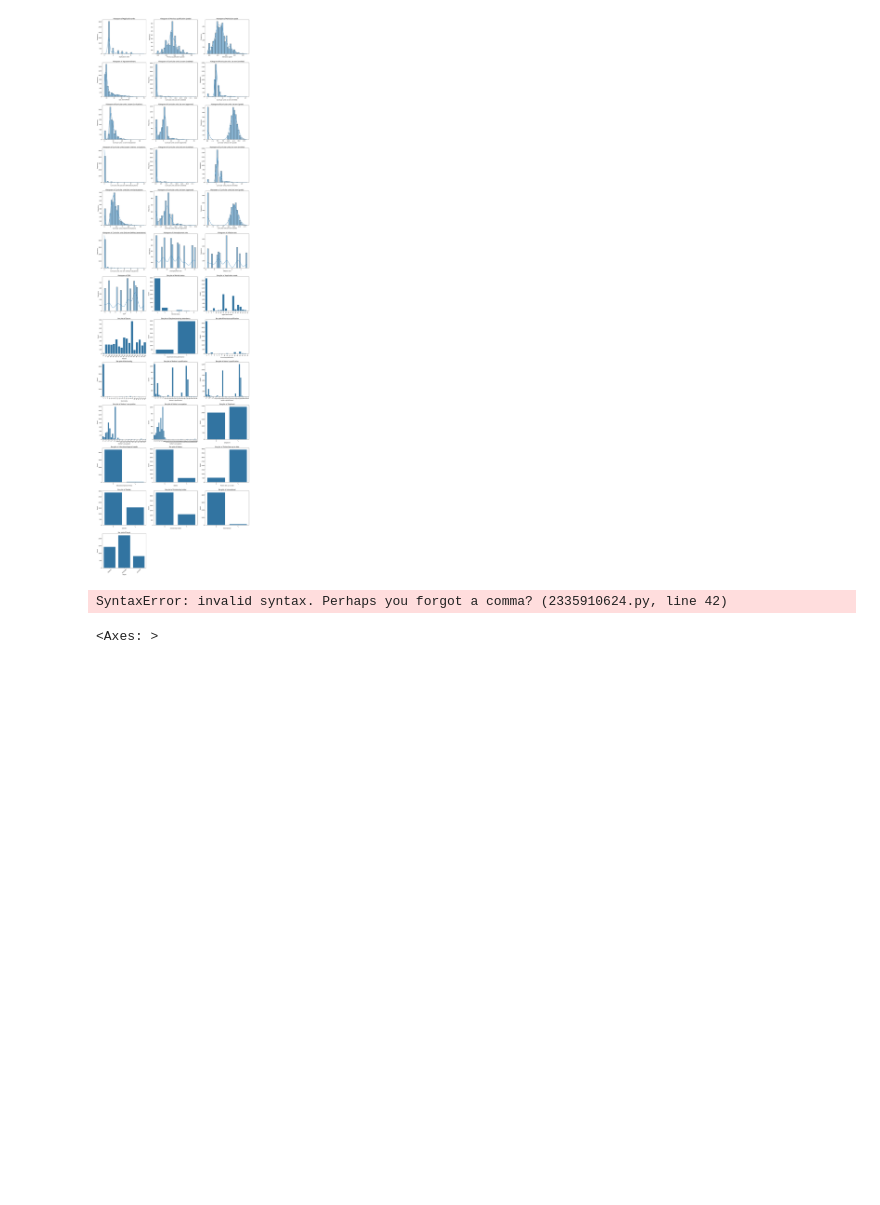
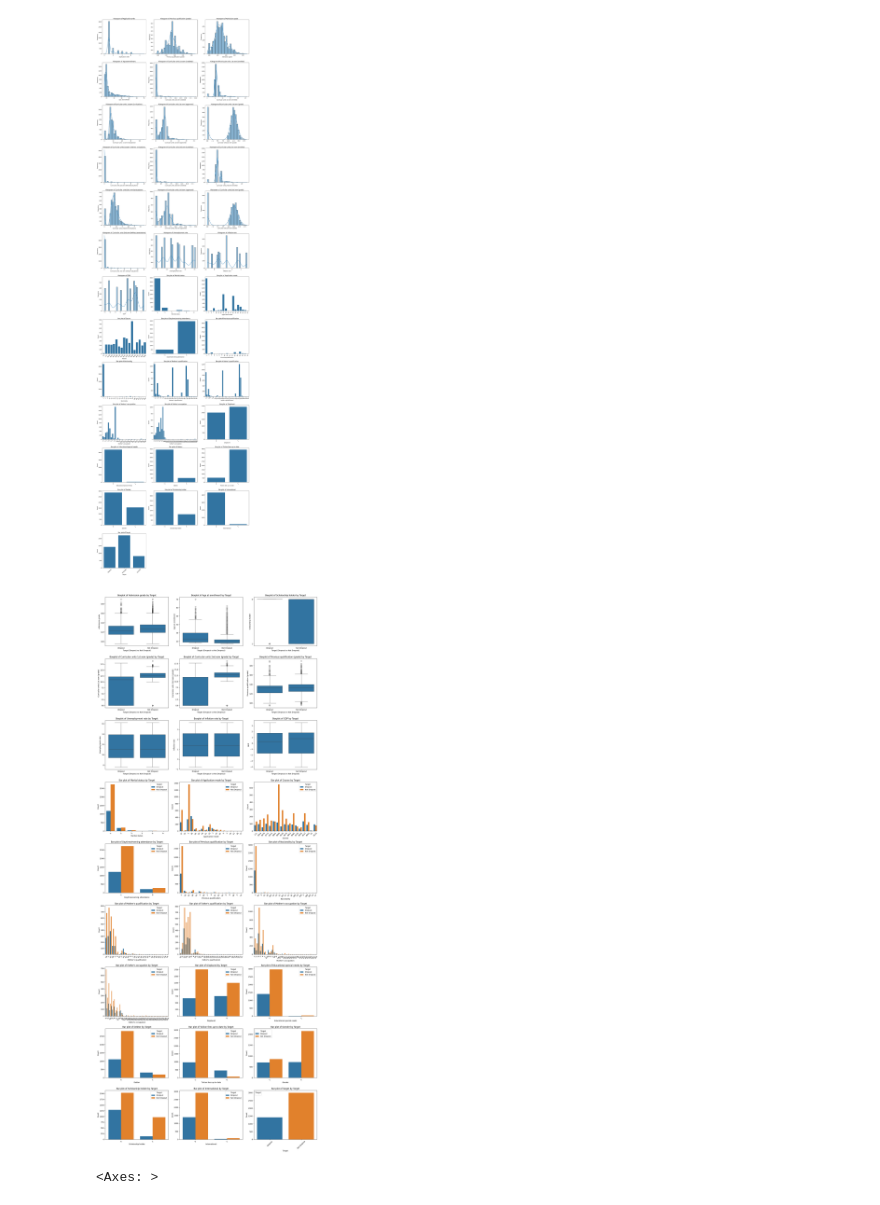
Before and after one commit to georgiakarenlau/bt4240, a Jupyter notebook: eda.ipynb, the cells around one changed output. Cells and saved outputs as stored; diff of their text form; code cells hidden in the pictures; blank space fills up the shorter version.

Commit message:
Edit: visualization and transformation code

```diff
--- a/eda.ipynb
+++ b/eda.ipynb
@@ -227,61 +227,58 @@ plt.show()
 # %% [output]
 [figure]
 # %%
+import matplotlib.pyplot as plt
+import seaborn as sns
+import math
+
 # Combine 'Graduate' and 'Enrolled' into a single class 'Not Dropout'
 df["Target"] = df["Target"].replace({"Graduate": "Not Dropout", "Enrolled": "Not Dropout"})
 
-# Convert "Target" to categorical type for visualization
+# Convert "Target" and categorical variables to categorical type
 df["Target"] = df["Target"].astype(str)
+df[categorical_vars] = df[categorical_vars].astype(str)  # Ensure categorical vars are strings
 
 # Selected meaningful numerical variables for bivariate analysis
 selected_vars = [
     "Admission grade", "Age at enrollment", "Scholarship holder",
     "Curricular units 1st sem (grade)", "Curricular units 2nd sem (grade)",
     "Previous qualification (grade)", "Unemployment rate", "Inflation rate", "GDP"
 ]
 
-# Determine number of rows needed for an n x 3 layout
-import math
+# Determine the number of rows needed
+cols = 3  # Number of columns
+total_plots = len(selected_vars) + len(categorical_vars)  # Total subplots needed
+rows = math.ceil(total_plots / cols)  # Calculate required rows
 
-cols = 3  # Number of columns
-rows = math.ceil(14 / cols)  # Determine the number of rows needed
+# Create figure with an n x 3 layout
+fig, axes = plt.subplots(nrows=rows, ncols=cols, figsize=(18, 5 * rows))
+axes = axes.flatten()  # Flatten the axes array for iteration
 
-# Create a single figure with an n x 3 layout
-fig, axes = plt.subplots(nrows=rows, ncols=cols, figsize=(18, 5 * rows))
-axes = axes.flatten()  # Flatten the axes array for easy iteration
-
-# Plot boxplots for numerical variables against the target
+# Plot boxplots for numerical variables
 for i, col in enumerate(selected_vars):
     sns.boxplot(x=df["Target"], y=df[col], ax=axes[i])
     axes[i].set_title(f"Boxplot of {col} by Target")
     axes[i].set_xlabel("Target (Dropout vs Not Dropout)")
     axes[i].set_ylabel(col)
 
-# Plot bar plots for categorical variables against the target
+# Plot bar plots for categorical variables
 for j, col in enumerate(categorical_vars, start=len(selected_vars)):
     sns.countplot(x=df[col], hue=df["Target"], ax=axes[j])
     axes[j].set_title(f"Bar plot of {col} by Target")
     axes[j].set_xlabel(col)
     axes[j].set_ylabel("Count")
     axes[j].legend(title="Target")
     axes[j].tick_params(axis='x', rotation=45)
 
-
-# Remove any unused subplots (in case of an uneven number of plots)
-for k in range(len(selected_vars) + len(categorical_vars), len(axecategorical_vars = [
-    "Marital status", "Application mode", "Course", "Daytime/evening attendance",
-    "Previous qualification", "Nacionality", "Mother's qualification", "Father's qualification",
-    "Mother's occupation", "Father's occupation", "Displaced", "Educational special needs",
-    "Debtor", "Tuition fees up to date", "Gender", "Scholarship holder", "International", "Target"
-]
-s)):
+# Remove any unused subplots
+for k in range(total_plots, len(axes)):
     fig.delaxes(axes[k])
 
 # Adjust layout and display the figure
 plt.tight_layout()
 plt.show()
 # %% [output]
-SyntaxError: invalid syntax. Perhaps you forgot a comma? (2335910624.py, line 42)
+[figure, added]
 # %%
 plt.figure(figsize=(12, 8))
 corr_matrix = df[selected_vars].corr()
```
Also changed, not shown: parts of 1 cell of this notebook.
